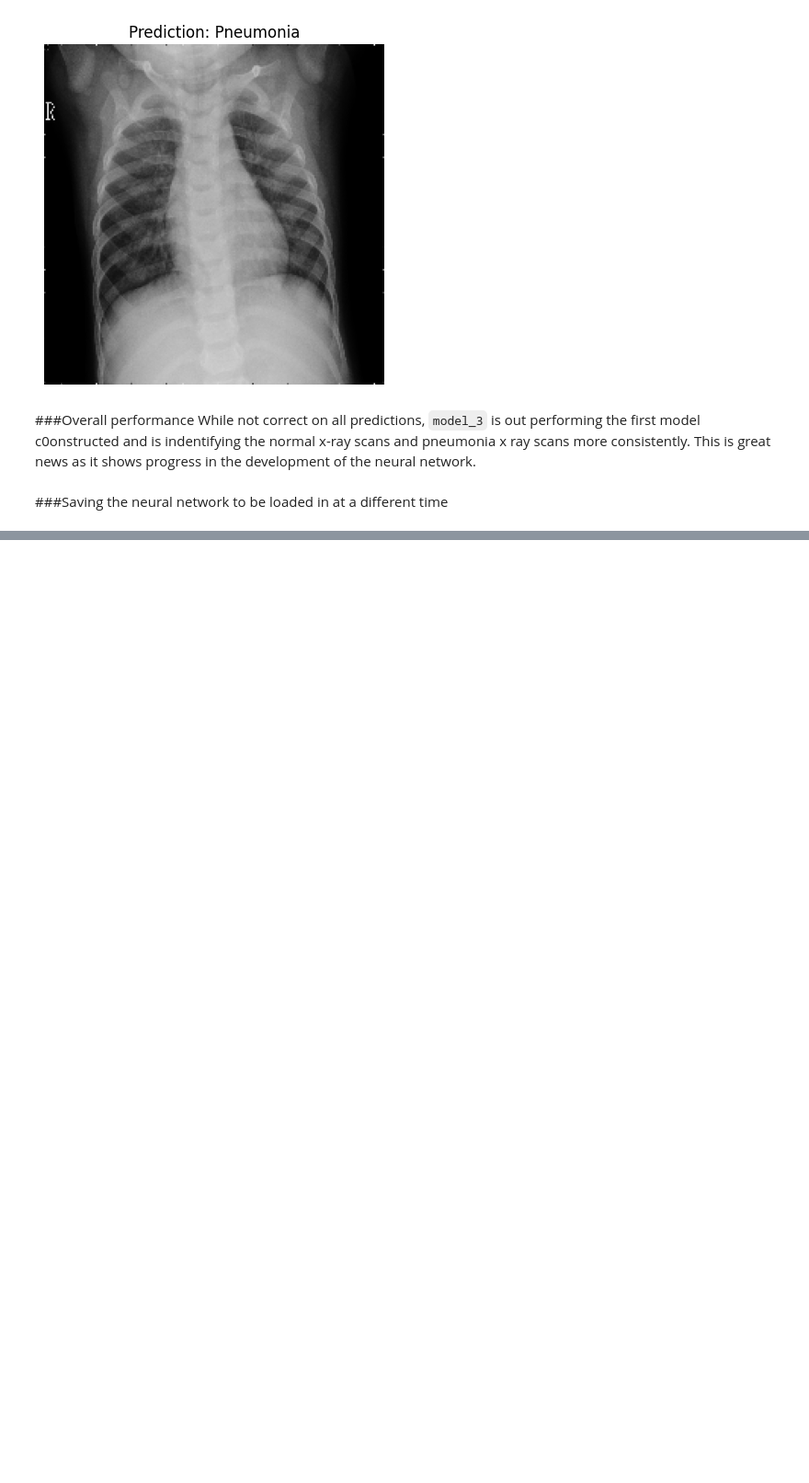
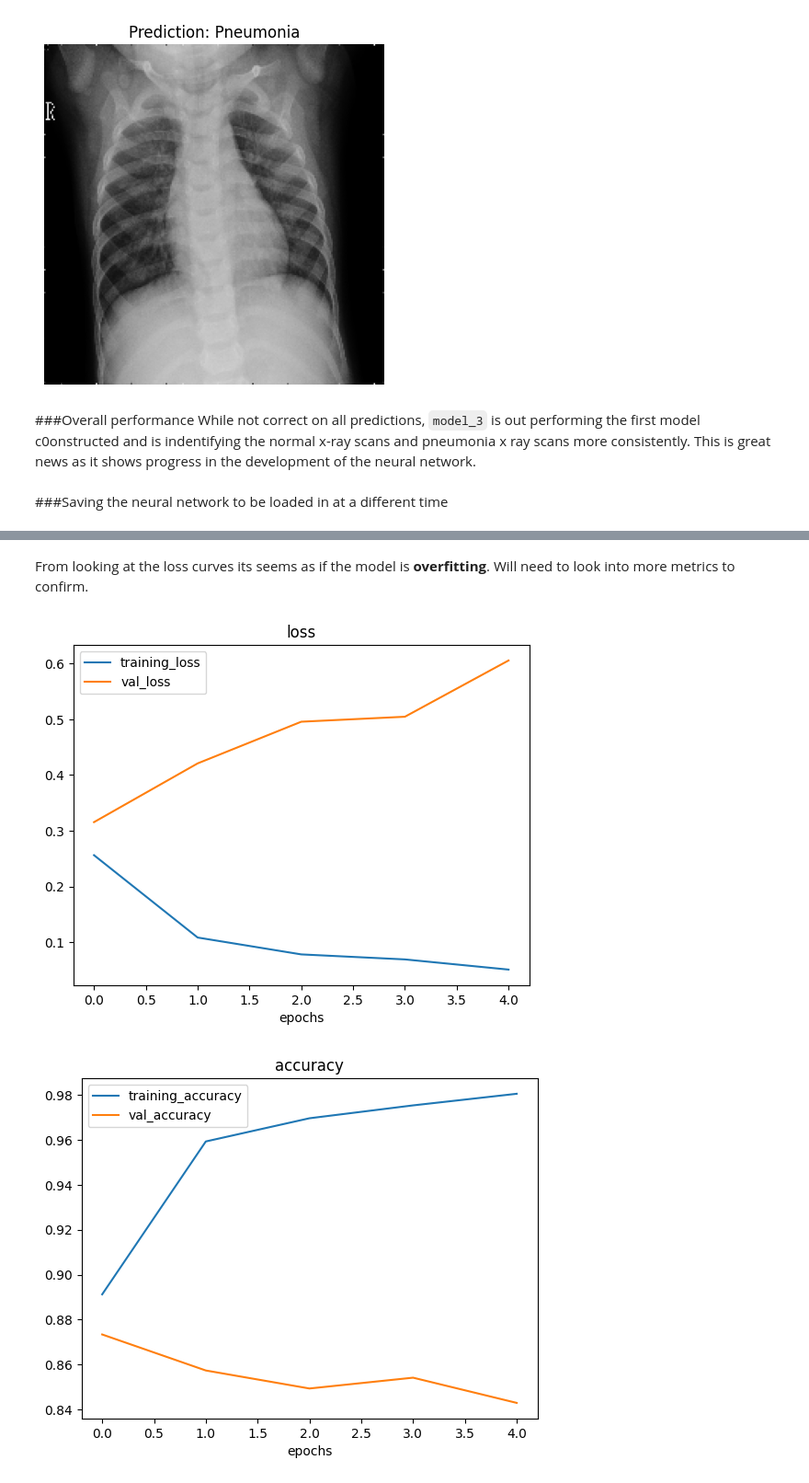
Before and after one commit to SteffanBurnette/TensorFlow-, a Jupyter notebook: Pneumonia_classification_neural_network.ipynb, the cells around one changed output, grey strips where cells are left out. Shown at 92% size. Saved outputs shown, nothing was run; the diff lists cells and outputs as text; code cells hidden in the pictures; blank space fills up the shorter version.

```diff
--- a/Pneumonia_classification_neural_network.ipynb
+++ b/Pneumonia_classification_neural_network.ipynb
@@ -445,0 +520,25 @@ new_model = tf.keras.models.load_model('/content/drive/MyDrive/Deep Learning Stu
+# %%
+#This model should inherity handle data preprocessing/ data augmentation, along with finding the respective weights/patterns
+#The speed of the augmentation/preprocessing will be sped up by the gpus since the process in imbedded within a layer
+model_1a = tf.keras.models.Sequential([
+
+    #data_augmentation_layer,
+    tf.keras.layers.Conv2D(filters = 10,
+                           kernel_size = (3,3),
+                           activation = "relu"),
+    tf.keras.layers.MaxPooling2D(pool_size=2,
+                              padding="valid"), #Finds the important parts of the features gathered by the conv layer and discards the rest (Dimensionality Reduction)
+    tf.keras.layers.Conv2D(10, 3, activation = "relu"),
+    tf.keras.layers.MaxPooling2D(pool_size = 2, padding = "valid"), #Adds padding to the border to inspect the corner values efficiently
+    tf.keras.layers.Flatten(),
+    tf.keras.layers.Dense(1, activation = "sigmoid", name = "output_layer") #Returns either 0 or 1 for the predictions
+
+
+])
+# %%
+model_1a.compile(loss = BinaryCrossentropy(),
+                 optimizer = Adam(),
+                 metrics = ["accuracy"])
+# %%
+history_1a = model_1a.fit(train_data, epochs = 5, steps_per_epoch = len(train_data),
+                          validation_data = test_data, validation_steps = len(test_data))
@@ -445,0 +657,7 @@ new_model = tf.keras.models.load_model('/content/drive/MyDrive/Deep Learning Stu
+# %% [markdown]
+From looking at the loss curves its seems as if the model is **overfitting**. Will need to look into more metrics to confirm.
+# %%
+plot_loss_curves(history_1a)
+# %% [output]
+[figure, added]
+[figure, added]
```
Also changed, not shown: parts of 44 cells of this notebook.
